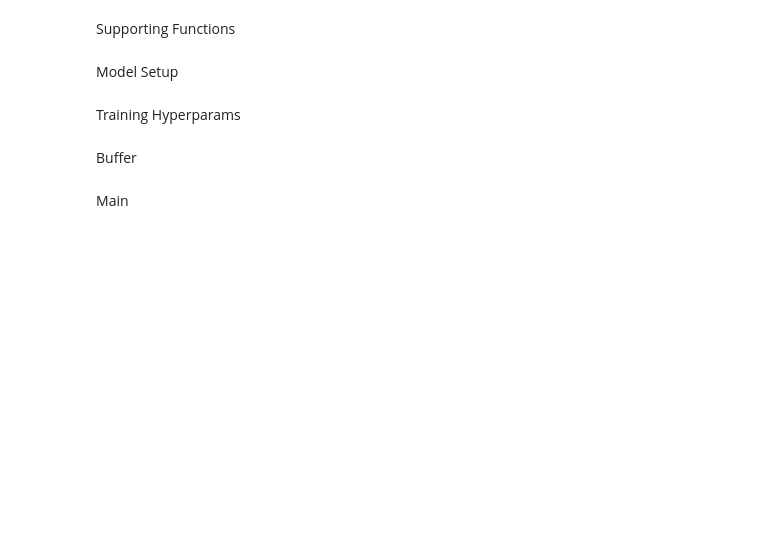
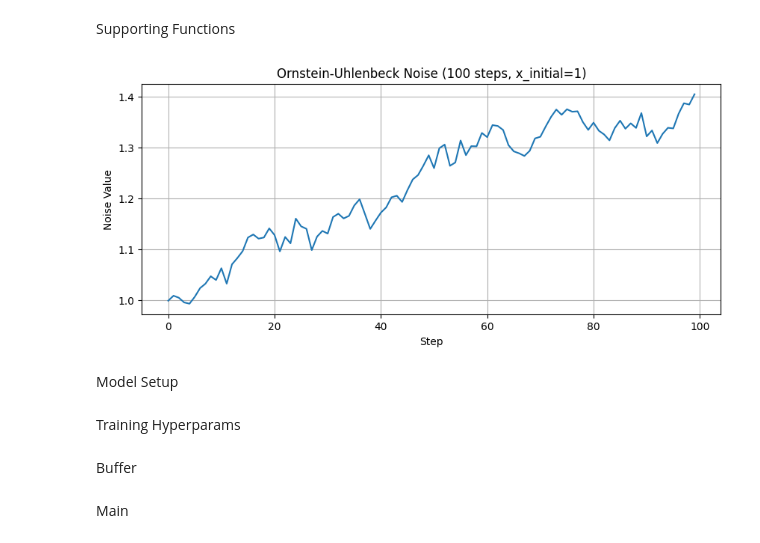
Before and after one commit to MDBowen/StockPred, a Jupyter notebook: Reinfocement_Learning/ddpg.ipynb, the cells around one changed output. Saved outputs shown, nothing was run; the diff lists cells and outputs as text; code cells hidden in the pictures; blank space fills up the shorter version.

```diff
--- a/Reinfocement_Learning/ddpg.ipynb
+++ b/Reinfocement_Learning/ddpg.ipynb
@@ -154,6 +154,27 @@ def update_target(target, original, tau):
         target_weights[i] = original_weights[i] * tau + target_weights[i] * (1 - tau)
 
     target.set_weights(target_weights)
+# %%
+"""Testing the noise setup"""
+
+OUActionNoise
+
+noise = OUActionNoise(mean=np.zeros(1), std_deviation=float(0.2) * np.ones(1), x_initial=np.ones(1))
+noise.reset()
+x_vals = []
+for _ in range(100):
+    x = noise()
+    x_vals.append(x[0])
+
+plt.figure(figsize=(10, 4))
+plt.plot(x_vals)
+plt.title("Ornstein-Uhlenbeck Noise (100 steps, x_initial=1)")
+plt.xlabel("Step")
+plt.ylabel("Noise Value")
+plt.grid(True)
+plt.show()
+# %% [output]
+[figure, added]
 # %% [markdown]
 Model Setup
 # %%
```
Also changed, not shown: parts of 7 cells of this notebook, 1 other file.
